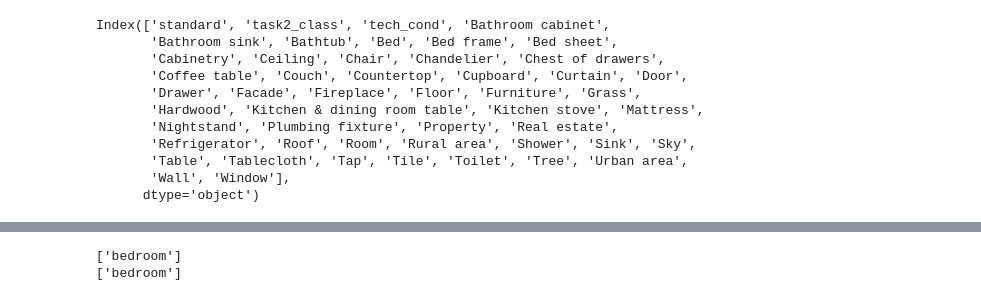
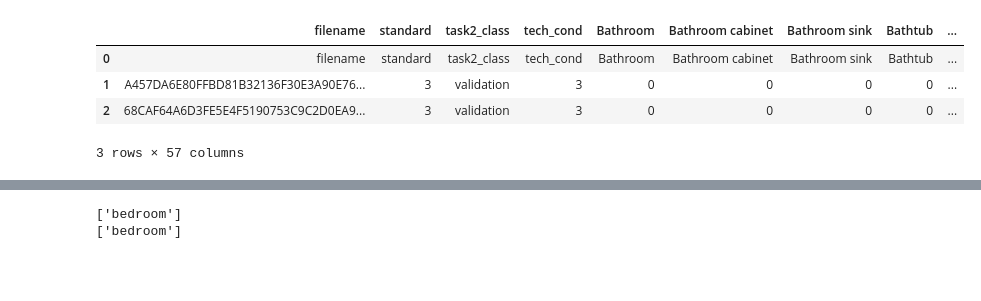
Before and after one commit to Task-4-Developers/skyhacks2019, a Jupyter notebook: task2_model.ipynb, the cells around one changed output, grey strips where cells are left out. Cells and saved outputs as stored; diff of their text form; code cells hidden in the pictures; blank space fills up the shorter version.

```diff
--- a/task2_model.ipynb
+++ b/task2_model.ipynb
@@ -11 +13,9 @@ print(labels_data.shape)
+# %%
+labels_data.head(3)
+# %% [output]
+|  | filename | standard | task2_class | tech_cond | Bathroom | Bathroom cabinet | Bathroom sink | Bathtub | ... |
+| 0 | filename | standard | task2_class | tech_cond | Bathroom | Bathroom cabinet | Bathroom sink | Bathtub | ... |
+| 1 | A457DA6E80FFBD81B32136F30E3A90E76... | 3 | validation | 3 | 0 | 0 | 0 | 0 | ... |
+| 2 | 68CAF64A6D3FE5E4F5190753C9C2D0EA9... | 3 | validation | 3 | 0 | 0 | 0 | 0 | ... |
+3 rows × 57 columns
 # %%
@@ -13,15 +29 @@ labels_data = labels_data.drop(labels=["filename", "Bathroom", "Bedroom", "Livin
-# %%
-labels_data.columns
-# %% [output]
-Index(['standard', 'task2_class', 'tech_cond', 'Bathroom cabinet',
-       'Bathroom sink', 'Bathtub', 'Bed', 'Bed frame', 'Bed sheet',
-       'Cabinetry', 'Ceiling', 'Chair', 'Chandelier', 'Chest of drawers',
-       'Coffee table', 'Couch', 'Countertop', 'Cupboard', 'Curtain', 'Door',
-       'Drawer', 'Facade', 'Fireplace', 'Floor', 'Furniture', 'Grass',
-       'Hardwood', 'Kitchen & dining room table', 'Kitchen stove', 'Mattress',
-       'Nightstand', 'Plumbing fixture', 'Property', 'Real estate',
-       'Refrigerator', 'Roof', 'Room', 'Rural area', 'Shower', 'Sink', 'Sky',
-       'Table', 'Tablecloth', 'Tap', 'Tile', 'Toilet', 'Tree', 'Urban area',
-       'Wall', 'Window'],
-      dtype='object')
 # %%
```
Also changed, not shown: parts of 18 cells of this notebook, 5 other files.
